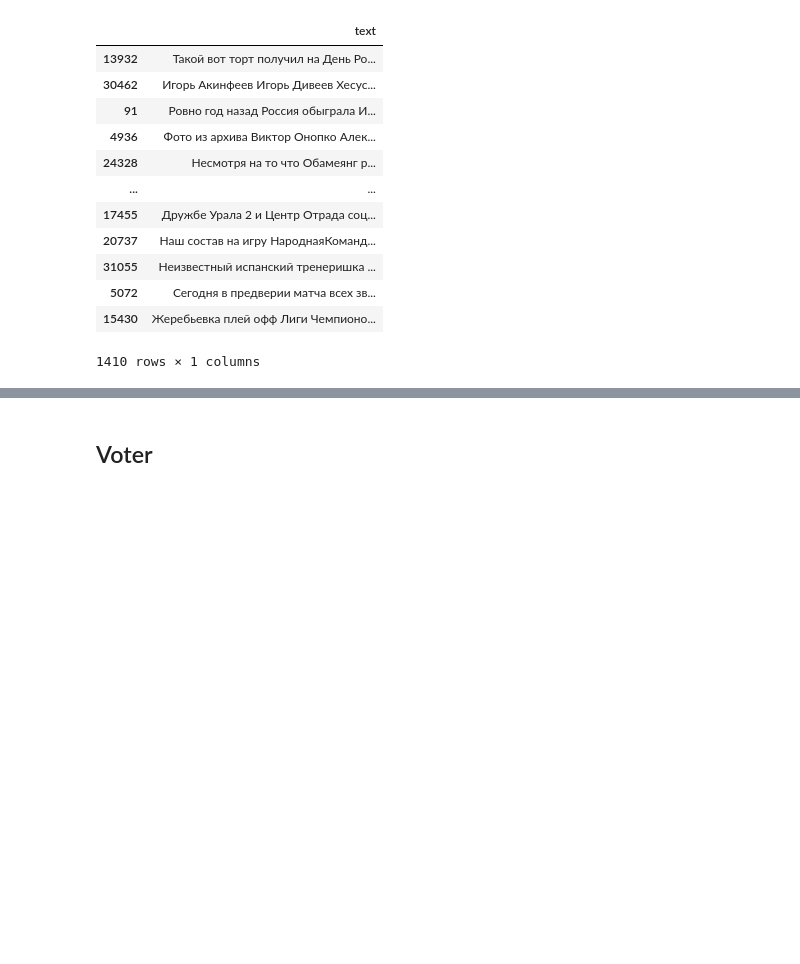
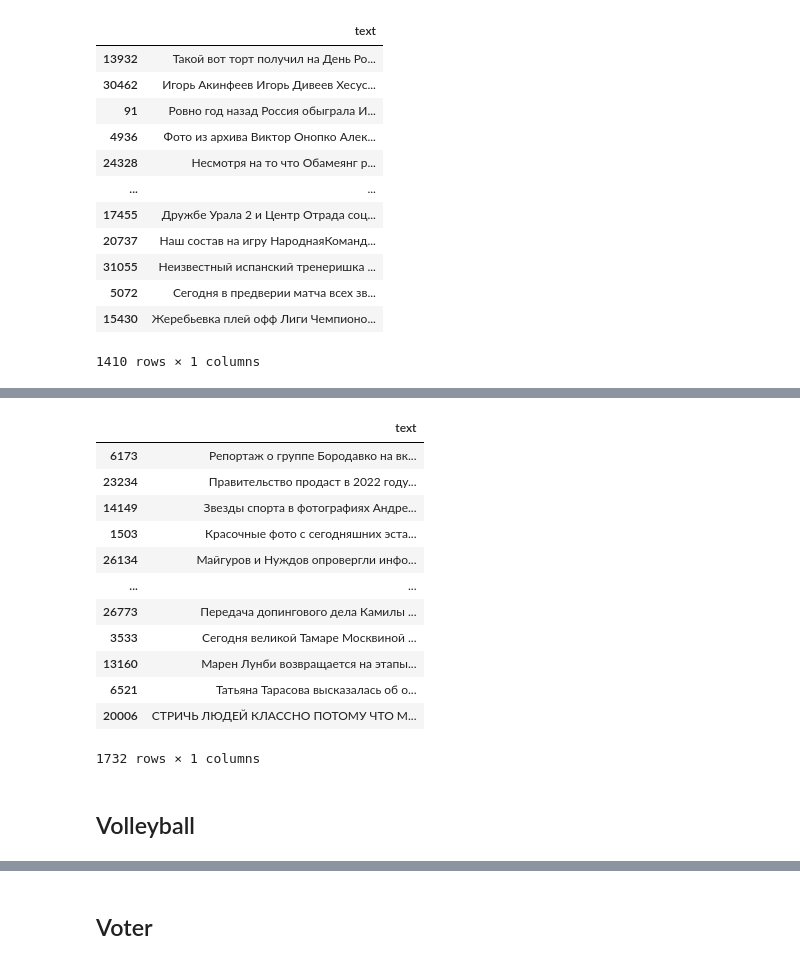
Before and after one commit to vladislavkruglikov/classifier, a Jupyter notebook: notebooks/baseline.ipynb, the cells around one changed output, grey strips where cells are left out. Saved outputs shown, nothing was run; the diff lists cells and outputs as text; code cells hidden in the pictures; blank space fills up the shorter version.

```diff
--- a/notebooks/baseline.ipynb
+++ b/notebooks/baseline.ipynb
@@ -111,0 +161,12 @@ football_evaluator.compute_false_negative(train)[["text"]]
+# %%
+winter_sport_items = [
+    "биатлон","евгениямедведева", "лыжи", "ibu", "fis", "шерегеш", "фигурное", "щербакова", "горнолыжный",
+    "isu", "керлинг", "фигурное"
+    "логинов", "валиева", "йоханнес", "плющенко", "ski", "ски", "лыжник", "фигурист",
+    "трусова", "устюгов", "червоткин", "спицов",
+    "снегоходные", "аксель", "снег"
+]
+# %%
+winter_sport_evaluator = build_evaluator("winter_sport", winter_sport_items)
+
+winter_sport_evaluator.compute_metrics(validation)
@@ -111,0 +187,18 @@ football_evaluator.compute_false_negative(train)[["text"]]
+# %%
+winter_sport_evaluator.compute_false_negative(train)[["text"]]
+# %% [output]
+|  | text |
+| 6173 | Репортаж о группе Бородавко на вк... |
+| 23234 | Правительство продаст в 2022 году... |
+| 14149 | Звезды спорта в фотографиях Андре... |
+| 1503 | Красочные фото с сегодняшних эста... |
+| 26134 | Майгуров и Нуждов опровергли инфо... |
+| ... | ... |
+| 26773 | Передача допингового дела Камилы ... |
+| 3533 | Сегодня великой Тамаре Москвиной ... |
+| 13160 | Марен Лунби возвращается на этапы... |
+| 6521 | Татьяна Тарасова высказалась об о... |
+| 20006 | СТРИЧЬ ЛЮДЕЙ КЛАССНО ПОТОМУ ЧТО М... |
+1732 rows × 1 columns
+# %% [markdown]
+## Volleyball
```
Also changed, not shown: parts of 9 cells of this notebook.
